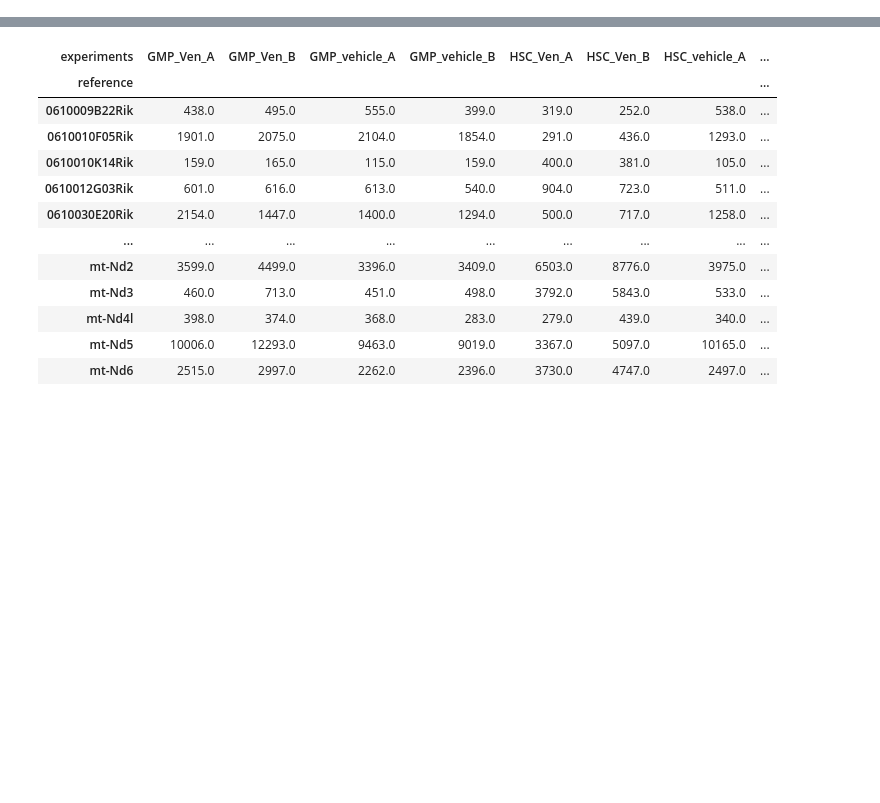
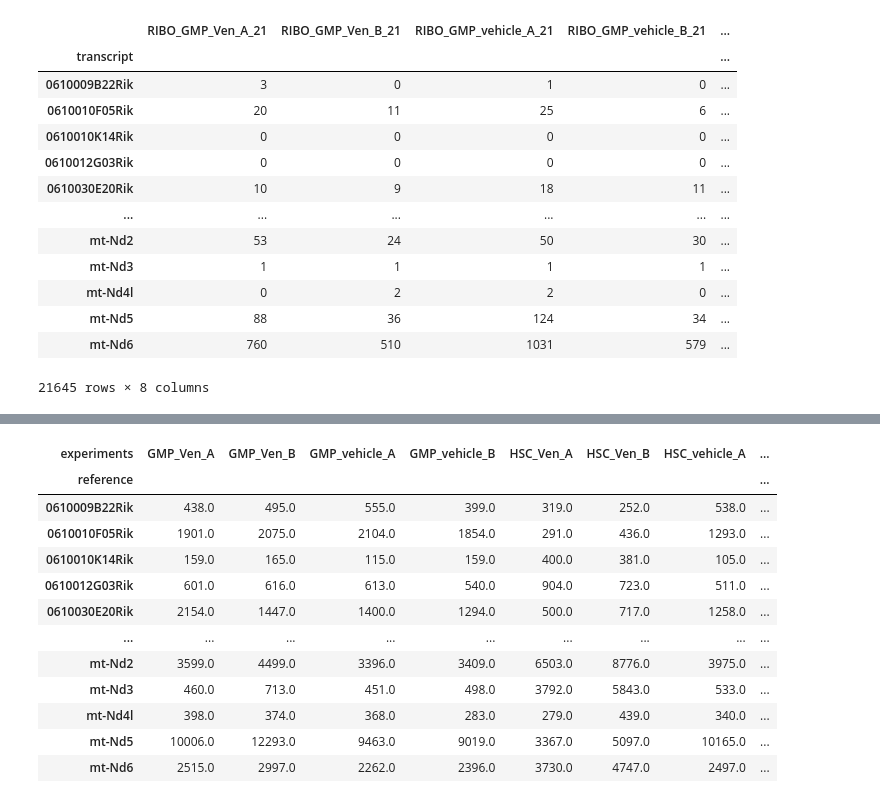
Before and after one commit to reikostachibana/riboseq, a Jupyter notebook: ribopy.ipynb, the cells around one changed output, grey strips where cells are left out. Drawn from its saved outputs; the diff is of its cells as text; code cells hidden in the pictures; blank space fills up the shorter version.

```diff
--- a/ribopy.ipynb
+++ b/ribopy.ipynb
@@ -8,6 +8,39 @@ from ribopy.core.get_gadgets import get_region_boundaries, get_reference_names
 # %%
 ribo_path   = "all.ribo"
 ribo_object = Ribo(ribo_path, alias = ribopy.api.alias.apris_human_alias)
+# %%
+# 21-mers
+lengths_filter_21 = {"GMP_Ven_A": [20, 29], "GMP_Ven_B": [20, 29], "GMP_vehicle_A": [20, 29], "GMP_vehicle_B": [20, 29],
+                     "HSC_Ven_A": [20, 30], "HSC_Ven_B": [20, 29], "HSC_vehicle_A": [20, 29], "HSC_vehicle_B": [20, 29]}
+for exp in ribo_object.experiments:
+    min_len, max_len = lengths_filter_21[exp]
+    ribo_counts_21 = ribo_object.get_region_counts(experiments=ribo_object.experiments,
+                                                   region_name="CDS",
+                                                   range_lower=min_len,
+                                                   range_upper=max_len,
+                                                   sum_references=False,
+                                                   alias=True)
+ribo_counts_21 = ribo_counts_21.sort_index(axis=0)
+ribo_counts_21.index = ribo_counts_21.index.str.replace(r'-\d+$', '', regex=True)
+ribo_counts_21 = ribo_counts_21.groupby(ribo_counts_21.index).sum()
+ribo_counts_21 = ribo_counts_21.rename(columns=lambda x: 'RIBO_' + x + '_21')
+ribo_counts_21
+# ribo_counts.sum()
+# %% [output]
+|  | RIBO_GMP_Ven_A_21 | RIBO_GMP_Ven_B_21 | RIBO_GMP_vehicle_A_21 | RIBO_GMP_vehicle_B_21 | ... |
+| transcript |  |  |  |  | ... |
+| 0610009B22Rik | 3 | 0 | 1 | 0 | ... |
+| 0610010F05Rik | 20 | 11 | 25 | 6 | ... |
+| 0610010K14Rik | 0 | 0 | 0 | 0 | ... |
+| 0610012G03Rik | 0 | 0 | 0 | 0 | ... |
+| 0610030E20Rik | 10 | 9 | 18 | 11 | ... |
+| ... | ... | ... | ... | ... | ... |
+| mt-Nd2 | 53 | 24 | 50 | 30 | ... |
+| mt-Nd3 | 1 | 1 | 1 | 1 | ... |
+| mt-Nd4l | 0 | 2 | 2 | 0 | ... |
+| mt-Nd5 | 88 | 36 | 124 | 34 | ... |
+| mt-Nd6 | 760 | 510 | 1031 | 579 | ... |
+21645 rows × 8 columns
 # %%
 lengths_filter = {"GMP_Ven_A": [30, 38], "GMP_Ven_B": [26, 39], "GMP_vehicle_A": [29, 38], "GMP_vehicle_B": [29, 37],
                   "HSC_Ven_A": [30, 39], "HSC_Ven_B": [25, 39], "HSC_vehicle_A": [28, 37], "HSC_vehicle_B": [28, 37]}
```
Also changed, not shown: parts of 2 cells of this notebook, 1 other file.
